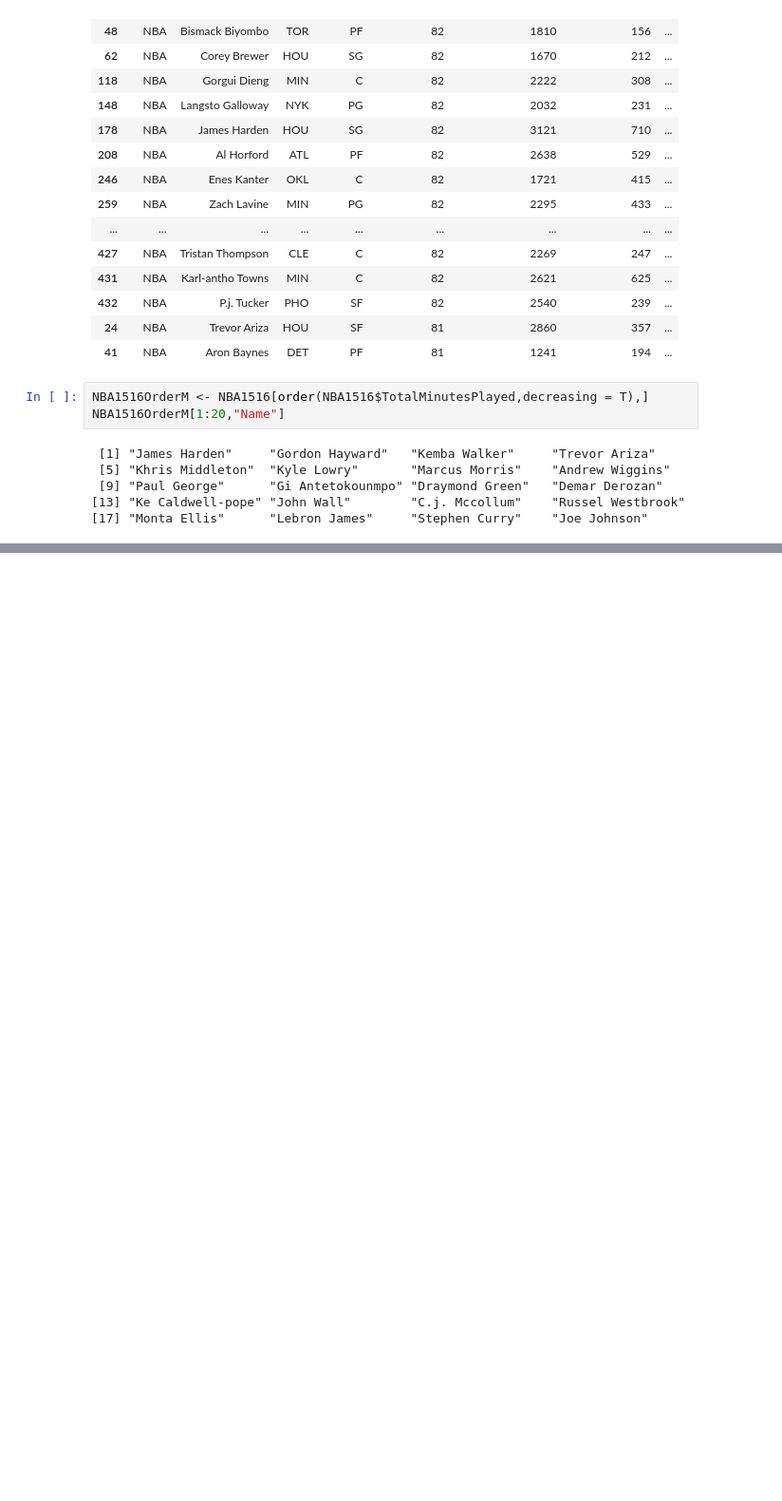
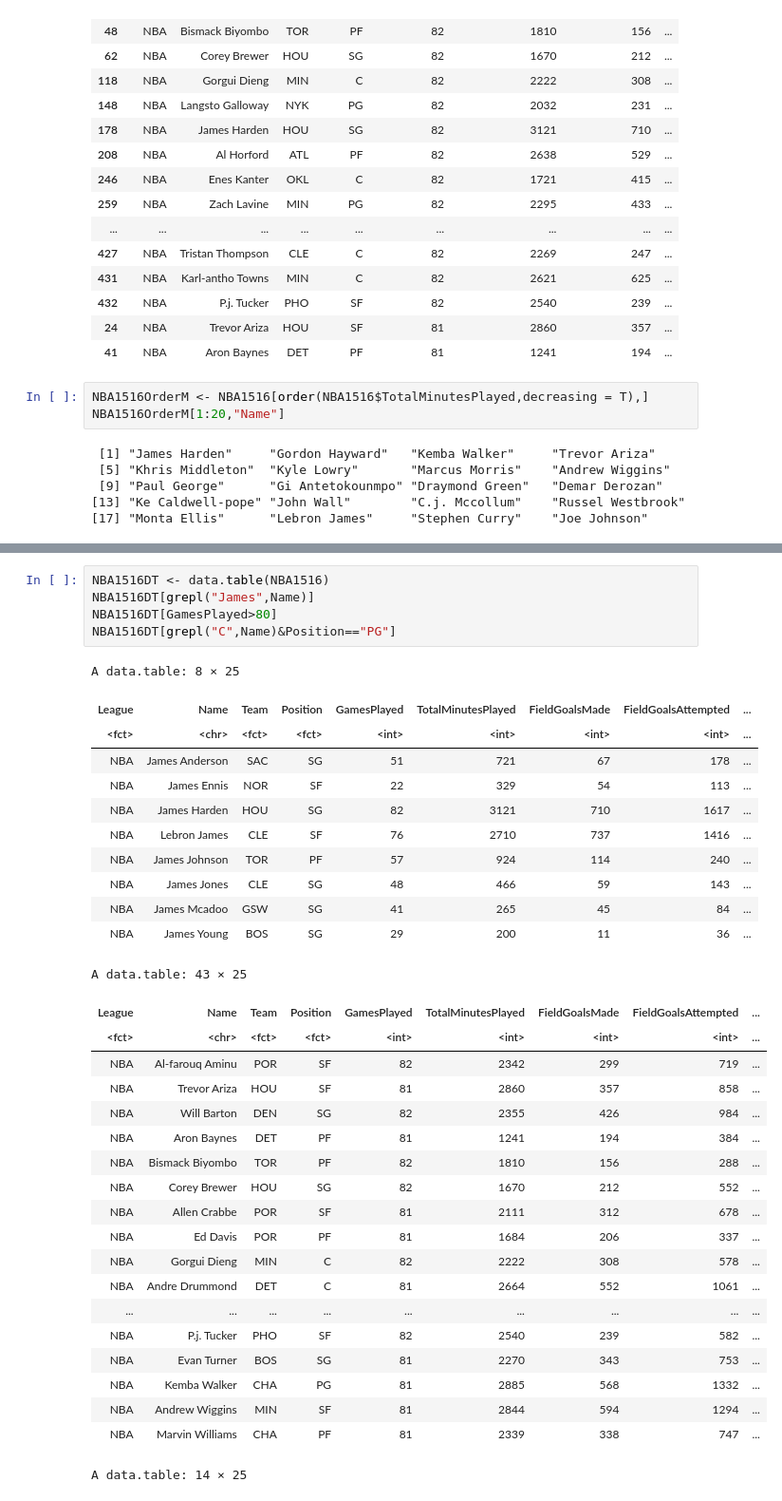
Before and after one commit to Yosean820/bigdata, a Jupyter notebook: 「10_15_hw」的副本.ipynb, the cells around one changed output, grey strips where cells are left out. Shown at 95% size. Drawn from its saved outputs; the diff is of its cells as text; blank space fills up the shorter version.

```diff
--- a/「10_15_hw」的副本.ipynb
+++ b/「10_15_hw」的副本.ipynb
@@ -147,0 +183,37 @@ NBA1516OrderM[1:20,"Name"]
+# %%
+NBA1516DT <- data.table(NBA1516)
+NBA1516DT[grepl("James",Name)]
+NBA1516DT[GamesPlayed>80]
+NBA1516DT[grepl("C",Name)&Position=="PG"]
+# %% [output]
+A data.table: 8 × 25
+| League | Name | Team | Position | GamesPlayed | TotalMinutesPlayed | FieldGoalsMade | FieldGoalsAttempted | ... |
+| <fct> | <chr> | <fct> | <fct> | <int> | <int> | <int> | <int> | ... |
+| NBA | James Anderson | SAC | SG | 51 | 721 | 67 | 178 | ... |
+| NBA | James Ennis | NOR | SF | 22 | 329 | 54 | 113 | ... |
+| NBA | James Harden | HOU | SG | 82 | 3121 | 710 | 1617 | ... |
+| NBA | Lebron James | CLE | SF | 76 | 2710 | 737 | 1416 | ... |
+| NBA | James Johnson | TOR | PF | 57 | 924 | 114 | 240 | ... |
+| NBA | James Jones | CLE | SG | 48 | 466 | 59 | 143 | ... |
+| NBA | James Mcadoo | GSW | SG | 41 | 265 | 45 | 84 | ... |
+| NBA | James Young | BOS | SG | 29 | 200 | 11 | 36 | ... |
+A data.table: 43 × 25
+| League | Name | Team | Position | GamesPlayed | TotalMinutesPlayed | FieldGoalsMade | FieldGoalsAttempted | ... |
+| <fct> | <chr> | <fct> | <fct> | <int> | <int> | <int> | <int> | ... |
+| NBA | Al-farouq Aminu | POR | SF | 82 | 2342 | 299 | 719 | ... |
+| NBA | Trevor Ariza | HOU | SF | 81 | 2860 | 357 | 858 | ... |
+| NBA | Will Barton | DEN | SG | 82 | 2355 | 426 | 984 | ... |
+| NBA | Aron Baynes | DET | PF | 81 | 1241 | 194 | 384 | ... |
+| NBA | Bismack Biyombo | TOR | PF | 82 | 1810 | 156 | 288 | ... |
+| NBA | Corey Brewer | HOU | SG | 82 | 1670 | 212 | 552 | ... |
+| NBA | Allen Crabbe | POR | SF | 81 | 2111 | 312 | 678 | ... |
+| NBA | Ed Davis | POR | PF | 81 | 1684 | 206 | 337 | ... |
+| NBA | Gorgui Dieng | MIN | C | 82 | 2222 | 308 | 578 | ... |
+| NBA | Andre Drummond | DET | C | 81 | 2664 | 552 | 1061 | ... |
+| ... | ... | ... | ... | ... | ... | ... | ... | ... |
+| NBA | P.j. Tucker | PHO | SF | 82 | 2540 | 239 | 582 | ... |
+| NBA | Evan Turner | BOS | SG | 81 | 2270 | 343 | 753 | ... |
+| NBA | Kemba Walker | CHA | PG | 81 | 2885 | 568 | 1332 | ... |
+| NBA | Andrew Wiggins | MIN | SF | 81 | 2844 | 594 | 1294 | ... |
+| NBA | Marvin Williams | CHA | PF | 81 | 2339 | 338 | 747 | ... |
+A data.table: 14 × 25
```
Also changed, not shown: parts of 4 cells of this notebook.
